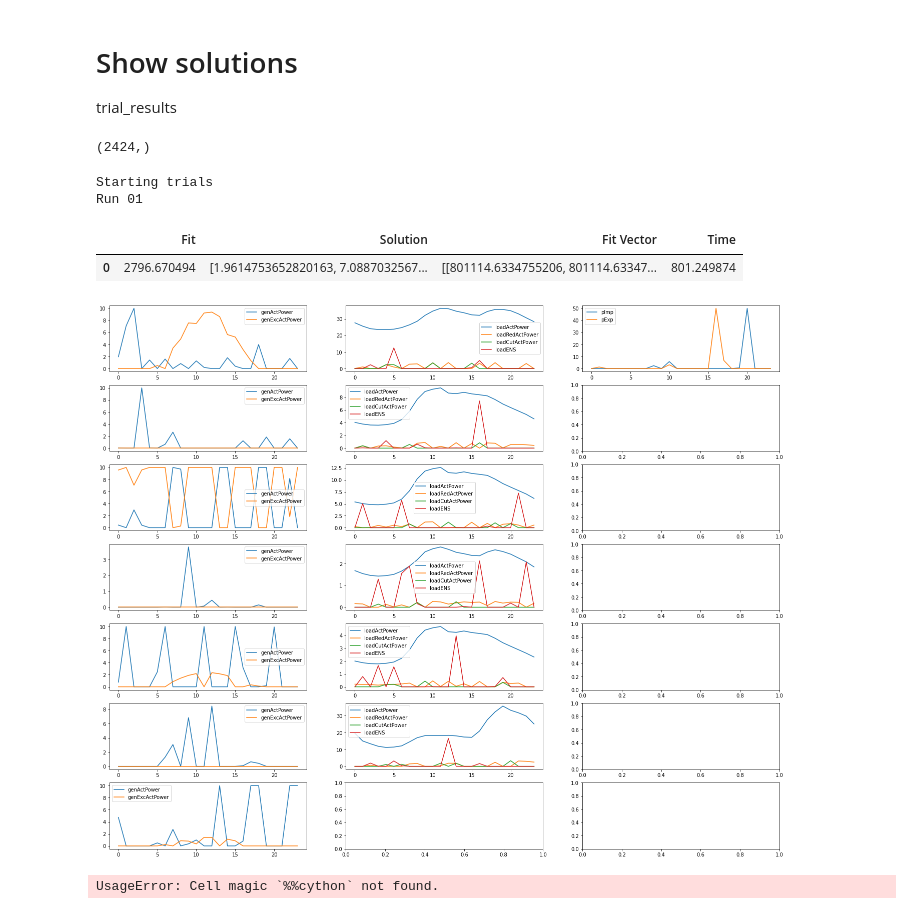
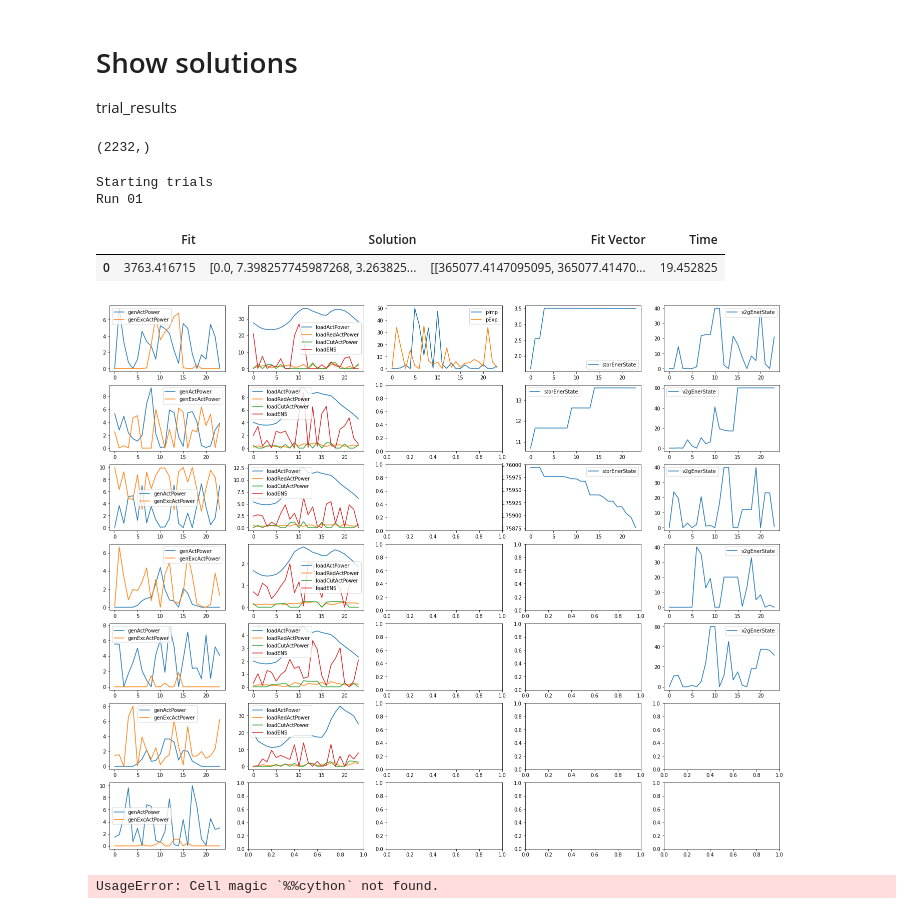
Before and after one commit to ECGomes/eso_project, a Jupyter notebook: hyde-df.ipynb, the cells around one changed output. Saved outputs shown, nothing was run; the diff lists cells and outputs as text; code cells hidden in the pictures.

Commit message:
Improved storage related constraints

```diff
--- a/hyde-df.ipynb
+++ b/hyde-df.ipynb
@@ -197,7 +195,7 @@ def check_pop_gens(val, par, val_dictionary):
             mask = pop['genActPower'][g, :] < par['genInfo'][g, 6] * pop['genXo'][g, :]
             pop['genActPower'][g, :][mask] = (par['genInfo'][g, 6] * pop['genXo'][g, :])[mask]
 
-            pop['genExcActPower'][g, :] *= 0
+            #pop['genExcActPower'][g, :][mask] *= 0
 
         elif par['genInfo'][g, 4] != 2:
             # Generate the genExcActPower variable according to the equality equation
@@ -1223,12 +1369,12 @@ dict_var = {'genActPower': genActPower,
             'loadENS': loadENS,
             'storDchActPower': storDchActPower,
             'storChActPower': storChActPower,
-            'EminRelaxStor': storEminRelaxStor,
+            #'EminRelaxStor': storEminRelaxStor,
             'storEnerState': storEnerState,
             'v2gDchActPower': v2gDchActPower,
             'v2gChActPower': v2gChActPower,
             'v2gEnerState': v2gEnerState,
-            'EminRelaxEv': v2gEminRelaxEv,
+            #'EminRelaxEv': v2gEminRelaxEv,
             'csActPower': csActPower,
             'csActPowerNet': csActPowerNet,
             'genXo': genXo,
@@ -1272,12 +1418,12 @@ minVals = {'genActPower': np.array(np.zeros((1, genActPower.ravel().shape[0]))),
            'loadENS': np.array(np.zeros((1, loadENS.ravel().shape[0]))),
            'storDchActPower': np.array(np.zeros((1, storDchActPower.ravel().shape[0]))),
            'storChActPower': np.array(np.zeros((1, storChActPower.ravel().shape[0]))),
-           'EminRelaxStor': np.array(np.zeros((1, storEminRelaxStor.ravel().shape[0]))),
+           #'EminRelaxStor': np.array(np.zeros((1, storEminRelaxStor.ravel().shape[0]))),
            'storEnerState': np.array(np.zeros((1, storEnerState.ravel().shape[0]))),
            'v2gDchActPower': np.array(np.zeros((1, v2gDchActPower.ravel().shape[0]))),
            'v2gChActPower': np.array(np.zeros((1, v2gChActPower.ravel().shape[0]))),
            'v2gEnerState': np.array(np.zeros((1, v2gEnerState.ravel().shape[0]))),
-           'EminRelaxEv': np.array(np.zeros((1, v2gEminRelaxEv.ravel().shape[0]))),
+           #'EminRelaxEv': np.array(np.zeros((1, v2gEminRelaxEv.ravel().shape[0]))),
            'csActPower': (csInfo[:, 5] * -1 * csActPower.transpose()).transpose().ravel(),
            'csActPowerNet': np.array(np.zeros((1, csActPowerNet.ravel().shape[0]))),
            'genXo': np.array(np.zeros((1, genXo.ravel().shape[0]))),
@@ -1297,12 +1443,12 @@ maxVals = {'genActPower': 10*np.array(np.ones((1, genActPower.ravel().shape[0]))
            'loadENS': 40*np.array(np.ones((1, loadENS.ravel().shape[0]))),
            'storDchActPower': storLimit[:, :, 1].ravel(),
            'storChActPower': storLimit[:, :, 0].ravel(),
-           'EminRelaxStor': 200*np.array(np.ones((1, storEminRelaxStor.ravel().shape[0]))),
+           #'EminRelaxStor': 200*np.array(np.ones((1, storEminRelaxStor.ravel().shape[0]))),
            'storEnerState': (storInfo[:, 5] * storEminRelaxStor.transpose()).transpose().ravel(),
            'v2gDchActPower': 200*np.array(np.ones((1, v2gDchActPower.ravel().shape[0]))),
            'v2gChActPower': 200*np.array(np.ones((1, v2gChActPower.ravel().shape[0]))),
            'v2gEnerState': (v2gInfo[:, 4] * v2gEnerState.transpose()).transpose().ravel(),
-           'EminRelaxEv': 200*np.array(np.ones((1, v2gEminRelaxEv.ravel().shape[0]))),
+           #'EminRelaxEv': 200*np.array(np.ones((1, v2gEminRelaxEv.ravel().shape[0]))),
            'csActPower': (csInfo[:, 4] * csActPower.transpose()).transpose().ravel(),
            'csActPowerNet': 200*np.array(np.ones((1, csActPowerNet.ravel().shape[0]))),
            'genXo': np.array(np.ones((1, genXo.ravel().shape[0]))),
@@ -1314,13 +1460,13 @@ maxVals = {'genActPower': 10*np.array(np.ones((1, genActPower.ravel().shape[0]))
 # %%
 encode(maxVals).shape
 # %% [output]
-(2424,)
+(2232,)
 # %%
 # Run the HyDE with the generator objective function
 
 N_RUNS = 1
 
-deParams = DEParams(I_NP=5, I_itermax=int(5e4), F_CR=1, I_bnd_constr=1)
+deParams = DEParams(I_NP=5, I_itermax=int(1e3), F_CR=1, I_bnd_constr=1)
 otherParams = OtherParameters(objfun='eso_obj', lowerlimit=encode(minVals), upperlimit=encode(maxVals),
                               dim=encode(dict_var).shape[0],
                               var_dictionary=dict_var, param_dictionary=dict_par)
@@ -1357,42 +1503,52 @@ trial_results = pd.DataFrame({'Fit': list_fit_and_p,
 # %% [output]
 Starting trials
 Run 01
-# %%
-# Show trial results
-
-trial_results
-# %% [output]
-|  | Fit | Solution | Fit Vector | Time |
-| 0 | 2796.670494 | [1.9614753652820163, 7.0887032567... | [[801114.6334755206, 801114.63347... | 801.249874 |
+# %%
+# Show trial results
+
+trial_results
+# %% [output]
+|  | Fit | Solution | Fit Vector | Time |
+| 0 | 3763.416715 | [0.0, 7.398257745987268, 3.263825... | [[365077.4147095095, 365077.41470... | 19.452825 |
 # %%
-fig, axs = plt.subplots(nrows=7, ncols=3, figsize=(24, 20))
+fig, axs = plt.subplots(nrows=7, ncols=5, figsize=(24, 20))
 
 PLOT_SOLUTION = 0
+temp_decodedsol = decode(trial_results['Solution'][PLOT_SOLUTION], dict_var)
 
 for i in np.arange(7):
     # Generators
-    axs[i, 0].plot(decode(trial_results['Solution'][PLOT_SOLUTION], dict_var)['genActPower'][i])
-    axs[i, 0].plot(decode(trial_results['Solution'][PLOT_SOLUTION], dict_var)['genExcActPower'][i])
+    axs[i, 0].plot(temp_decodedsol['genActPower'][i])
+    axs[i, 0].plot(temp_decodedsol['genExcActPower'][i])
     axs[i, 0].legend(['genActPower', 'genExcActPower'])
 
 for i in np.arange(6):
     # Loads
     axs[i, 1].plot(loadLimit[:, :, 0][i, :])
-    axs[i, 1].plot(decode(trial_results['Solution'][PLOT_SOLUTION], dict_var)['loadRedActPower'][i])
-    axs[i, 1].plot(decode(trial_results['Solution'][PLOT_SOLUTION], dict_var)['loadCutActPower'][i])
-    axs[i, 1].plot(decode(trial_results['Solution'][PLOT_SOLUTION], dict_var)['loadENS'][i])
+    axs[i, 1].plot(temp_decodedsol['loadRedActPower'][i])
+    axs[i, 1].plot(temp_decodedsol['loadCutActPower'][i])
+    axs[i, 1].plot(temp_decodedsol['loadENS'][i])
     axs[i, 1].legend(['loadActPower', 'loadRedActPower', 'loadCutActPower', 'loadENS'])
 
 
-axs[0, 2].plot(decode(trial_results['Solution'][PLOT_SOLUTION], dict_var)['pImp'])
-axs[0, 2].plot(decode(trial_results['Solution'][PLOT_SOLUTION], dict_var)['pExp'])
+axs[0, 2].plot(temp_decodedsol['pImp'])
+axs[0, 2].plot(temp_decodedsol['pExp'])
 axs[0, 2].legend(['pImp', 'pExp'])
+
+for i in range(3):
+    axs[i, 3].plot(temp_decodedsol['storEnerState'][i])
+    axs[i, 3].legend(['storEnerState'])
+
+
+for i in range(5):
+    axs[i, 4].plot(temp_decodedsol['v2gEnerState'][i])
+    axs[i, 4].legend(['v2gEnerState'])
 
 #plt.plot(np.sum(decode(trial_results['Solution'][0], dict_var)['genActPower'], axis=0))
 
 plt.show()
 # %% [output]
-[figure, old version]
+[figure, new version]
 # %%
 # Imports and Exports
 
```
Also changed, not shown: parts of 6 cells of this notebook.
